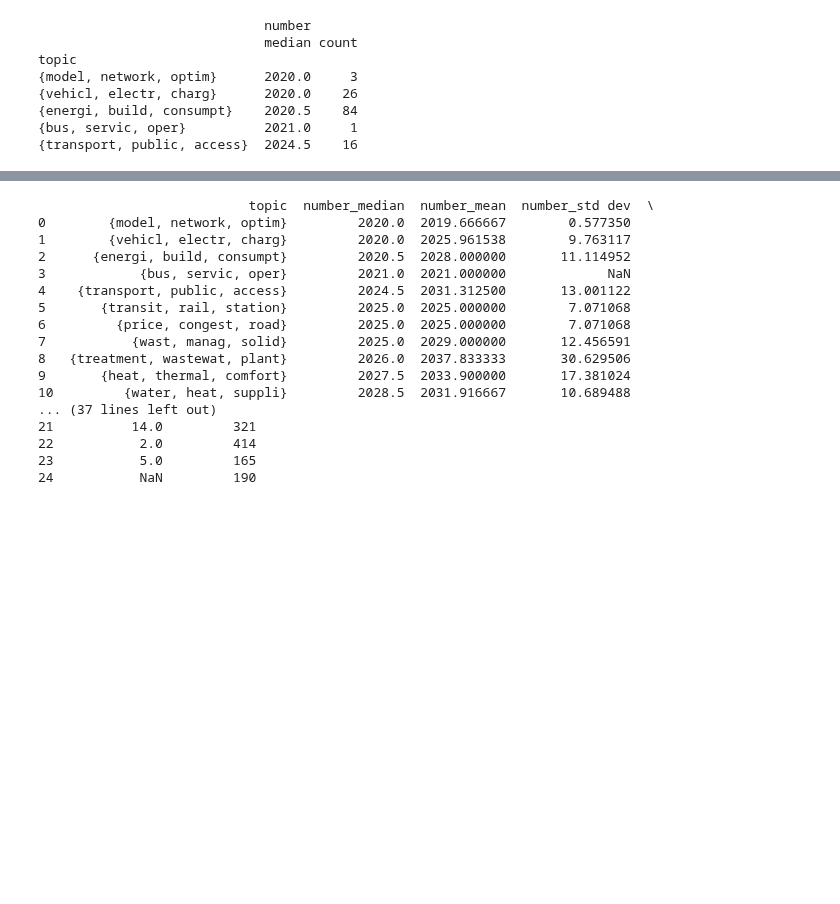
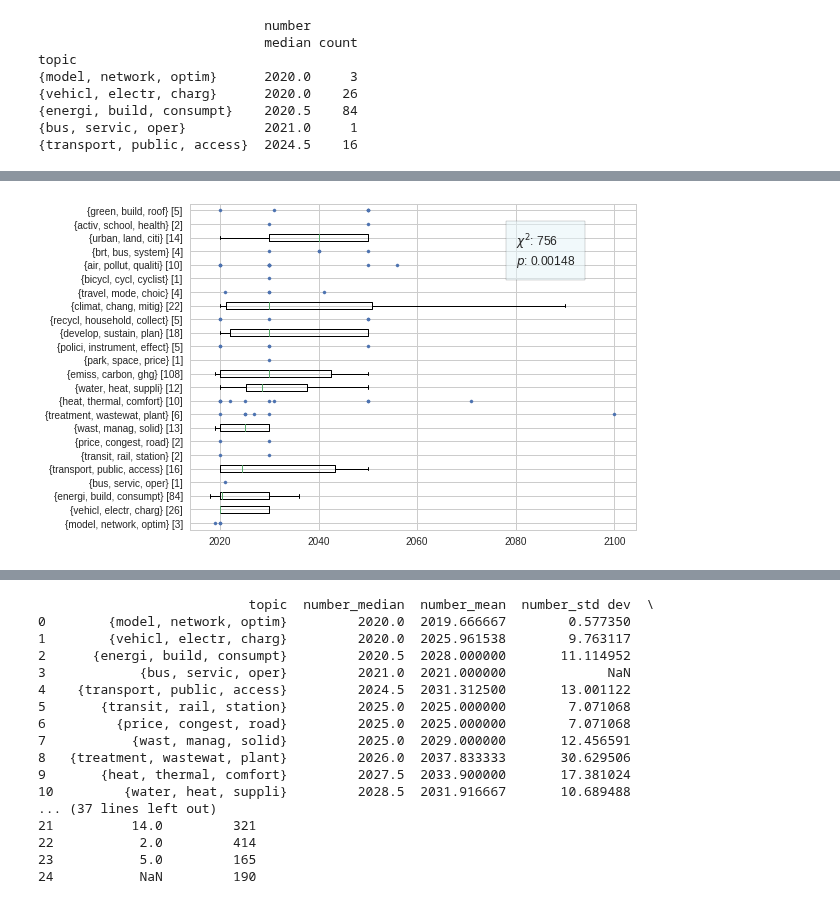
Before and after one commit to mcc-apsis/cities-1-5, a Jupyter notebook: code/time.ipynb, the cells around one changed output, grey strips where cells are left out. Saved outputs shown, nothing was run; the diff lists cells and outputs as text; code cells hidden in the pictures; blank space fills up the shorter version.

Commit message:
only show > 10 boxplots

```diff
--- a/code/time.ipynb
+++ b/code/time.ipynb
@@ -160,0 +147,36 @@ plt.show()
+# %%
+pdf3 = pdf.groupby('topic')
+i = 1
+boxdata = []
+pointdata = np.array([])
+
+x = []
+y = []
+
+for name, group in pdf3:
+    bdat = []
+    pdat = []
+    if group.count().number > 10:
+        bdat = group['number'].values
+    else:
+        x.extend(group['number'].values)
+        y.extend([i]*group.count().number)
+        pdat = group['number'].values
+    boxdata.append(bdat)
+    pointdata = np.append(pointdata,pdat)
+    i+=1
+plt.boxplot(boxdata,vert=False)
+
+plt.scatter(x,y,s=10)
+
+plt.yticks(g.index+1,g.topic_label)
+
+plt.text(
+    2080,20,'$\chi^2$: {0:.3g}\n$p$: {1:.3g}'.format(chi2,p),
+    bbox={'facecolor':'#e5f5f9', 'alpha':0.5, 'pad':10}
+)
+
+
+plt.show()
+# %% [output]
+[figure, added]
```
Also changed, not shown: parts of 4 cells of this notebook, 5 other files.
